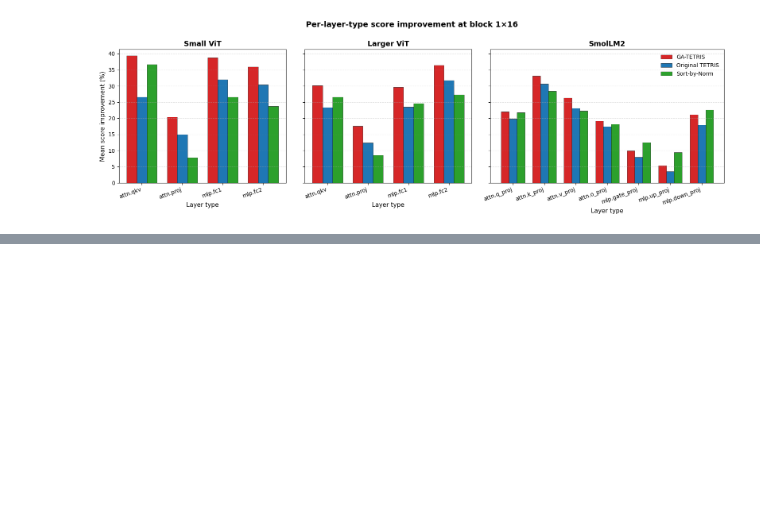
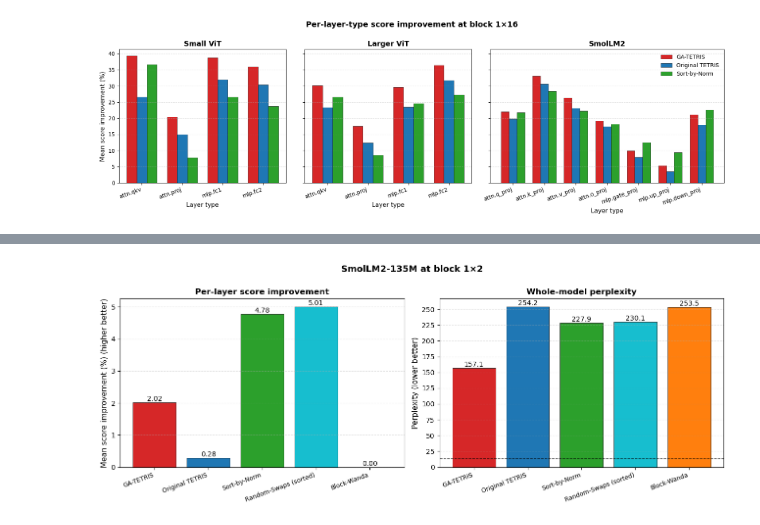
Before and after one commit to jitka1997/master-thesis, a Jupyter notebook: code/csvs_for_thesis/cross_cutting_analysis.ipynb, the cells around one changed output, grey strips where cells are left out. Saved outputs shown, nothing was run; the diff lists cells and outputs as text; code cells hidden in the pictures; blank space fills up the shorter version.

```diff
--- a/code/csvs_for_thesis/cross_cutting_analysis.ipynb
+++ b/code/csvs_for_thesis/cross_cutting_analysis.ipynb
@@ -34,6 +34,7 @@ FOLDER_VIT3_GRID     = f"{ROOT}/benchmark_csvs_vit_test_vit3.r160_in1k_full_grid
 FOLDER_VITWEE_MAIN   = f"{ROOT}/benchmark_csvs_vit_vit_wee_patch16_reg1_gap_256.sbb_in1k_full_sweep_dont_touch"
 FOLDER_VITWEE_SWAPS100 = f"{ROOT}/benchmark_csvs_vit_vit_wee_patch16_reg1_gap_256.sbb_in1k_100_swaps_tetris"
 FOLDER_SMOLLM_MAIN   = f"{ROOT}/benchmark_csvs_smollm_HuggingFaceTB_SmolLM2-360M_full_sweep_dont_touch"
+FOLDER_SMOLLM_135M   = f"{ROOT}/benchmark_csvs_smollm_HuggingFaceTB_SmolLM2-135M"
 
 
 # Algorithm display name mapping
@@ -114,12 +115,14 @@ df_vit3_grid      = load_folder(FOLDER_VIT3_GRID, infer_inner_refine=True)
 df_vitwee_main    = load_folder(FOLDER_VITWEE_MAIN)
 df_vitwee_swap100 = load_folder(FOLDER_VITWEE_SWAPS100)
 df_smollm         = load_folder(FOLDER_SMOLLM_MAIN)
+df_smollm_135m = load_folder(FOLDER_SMOLLM_135M)
 
 print(f"vit3 main:        {len(df_vit3_main):>5} rows, algorithms: {sorted(df_vit3_main.algorithm.unique())}")
 print(f"vit3 grid:        {len(df_vit3_grid):>5} rows")
 print(f"vit-wee main:     {len(df_vitwee_main):>5} rows, algorithms: {sorted(df_vitwee_main.algorithm.unique())}")
 print(f"vit-wee swap100:  {len(df_vitwee_swap100):>5} rows, algorithms: {sorted(df_vitwee_swap100.algorithm.unique())}")
 print(f"smollm main:      {len(df_smollm):>5} rows, algorithms: {sorted(df_smollm.algorithm.unique())}")
+print(f"smollm 135m:      {len(df_smollm_135m):>5} rows, algorithms: {sorted(df_smollm_135m.algorithm.unique())}")
 # %% [output]
 vit3 main:         1116 rows, algorithms: ['Block-Wanda', 'GA-TETRIS', 'Original TETRIS', 'Random-Swaps', 'Random-Swaps (sorted)', 'Sort-by-Norm', 'no_prune']
 vit3 grid:         3096 rows
@@ -831,3 +846,87 @@ plt.show()
 # %% [output]
 Saved ../../thesis/images/per_layer_type_score_improvement.pdf
 [figure]
+# %%
+# =============================================================================
+# SmolLM2-135M at block 1x2: score improvement and perplexity across algorithms
+# =============================================================================
+
+from matplotlib.ticker import FuncFormatter
+import matplotlib.ticker as mticker
+
+ALGS_135M = ["GA-TETRIS", "Original TETRIS", "Sort-by-Norm",
+             "Random-Swaps (sorted)", "Block-Wanda"]
+BLOCK_W = 2
+SPARSITY = 0.5
+
+df = df_smollm_135m
+
+# Score improvement: mean across layers, per algorithm
+score_vals = []
+for alg in ALGS_135M:
+    sub = df[(df.algorithm == alg) & (df.block_cols == BLOCK_W) & (df.sparsity == SPARSITY)]
+    score_vals.append(sub["score_improvement_pct"].mean() if len(sub) else np.nan)
+
+# Whole-model perplexity per algorithm
+perp_map = (df[(df.sparsity == SPARSITY) & (df.block_cols == BLOCK_W)]
+              .groupby("algorithm")["perplexity_all_layers"].first().to_dict())
+perp_vals = [perp_map.get(a, np.nan) for a in ALGS_135M]
+
+unpruned = baseline_value(df, "perplexity_all_layers")
+
+# ---- figure -----------------------------------------------------------------
+fig, axes = plt.subplots(1, 2, figsize=(13, 5))
+colors = [alg_color(a) for a in ALGS_135M]
+x = np.arange(len(ALGS_135M))
+
+# LEFT: per-layer score improvement
+ax = axes[0]
+bars = ax.bar(x, score_vals, color=colors, edgecolor="black", linewidth=0.5)
+for bar, v in zip(bars, score_vals):
+    if not np.isnan(v):
+        ax.text(bar.get_x() + bar.get_width() / 2, v,
+                f"{v:.2f}", ha="center", va="bottom", fontsize=10)
+ax.axhline(0, color="black", linewidth=0.6)
+ax.set_xticks(x)
+ax.set_xticklabels(ALGS_135M, rotation=20, ha="right", fontsize=9)
+ax.set_ylabel("Mean score improvement (%) (higher better)", fontsize=11)
+ax.set_title("Per-layer score improvement", fontsize=12, fontweight="bold")
+ax.grid(True, axis="y", linestyle="--", alpha=0.35)
+
+# RIGHT: whole-model perplexity
+ax = axes[1]
+bars = ax.bar(x, perp_vals, color=colors, edgecolor="black", linewidth=0.5)
+for bar, v in zip(bars, perp_vals):
+    if not np.isnan(v):
+        ax.text(bar.get_x() + bar.get_width() / 2, v,
+                f"{v:.1f}", ha="center", va="bottom", fontsize=10)
+
+if unpruned is not None:
+    ax.axhline(unpruned, color="black", linestyle="--", linewidth=1.0,
+               alpha=0.7)
+    ax.legend(frameon=False, fontsize=9, loc="lower right")
+
+ax.yaxis.set_major_locator(mticker.MaxNLocator(nbins=12))
+ax.yaxis.set_major_formatter(FuncFormatter(lambda y, _: f"{int(y):,}"))
+ax.set_xticks(x)
+ax.set_xticklabels(ALGS_135M, rotation=20, ha="right", fontsize=9)
+ax.set_ylabel("Perplexity (lower better)", fontsize=11)
+ax.set_title("Whole-model perplexity", fontsize=12, fontweight="bold")
+ax.grid(True, axis="y", linestyle="--", alpha=0.35)
+
+fig.suptitle("SmolLM2-135M at block 1×2", fontsize=13, fontweight="bold", y=1.00)
+fig.tight_layout()
+save_fig(fig, "smollm_135m_block1x2")
+plt.show()
+
+# ---- numerical summary ------------------------------------------------------
+print(f"\n=== SmolLM2-135M at block 1×{BLOCK_W} ===")
+print(f"{'Algorithm':<25} {'Score impr. (%)':>17} {'Perplexity':>12}")
+print("-" * 56)
+for alg, s, p in zip(ALGS_135M, score_vals, perp_vals):
+    s_str = f"{s:.2f}" if not np.isnan(s) else "—"
+    p_str = f"{p:.2f}" if (p is not None and not np.isnan(p)) else "—"
+    print(f"{alg:<25} {s_str:>17} {p_str:>12}")
+if unpruned is not None:
+    print(f"{'unpruned':<25} {'—':>17} {unpruned:>12.2f}")
+# %% [output]
@@ -833,0 +934 @@ Saved ../../thesis/images/per_layer_type_score_improvement.pdf
+[figure, added]
```
Also changed, not shown: parts of 3 cells of this notebook, 19 other files.
